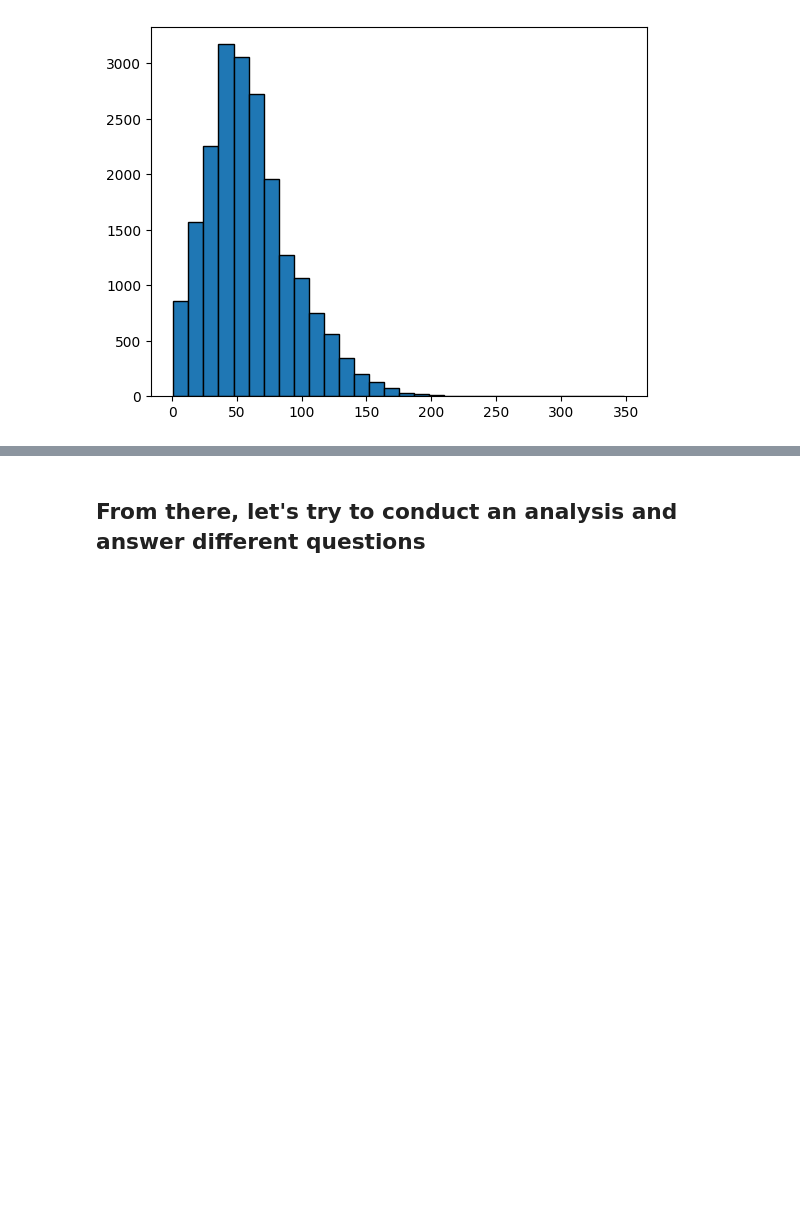
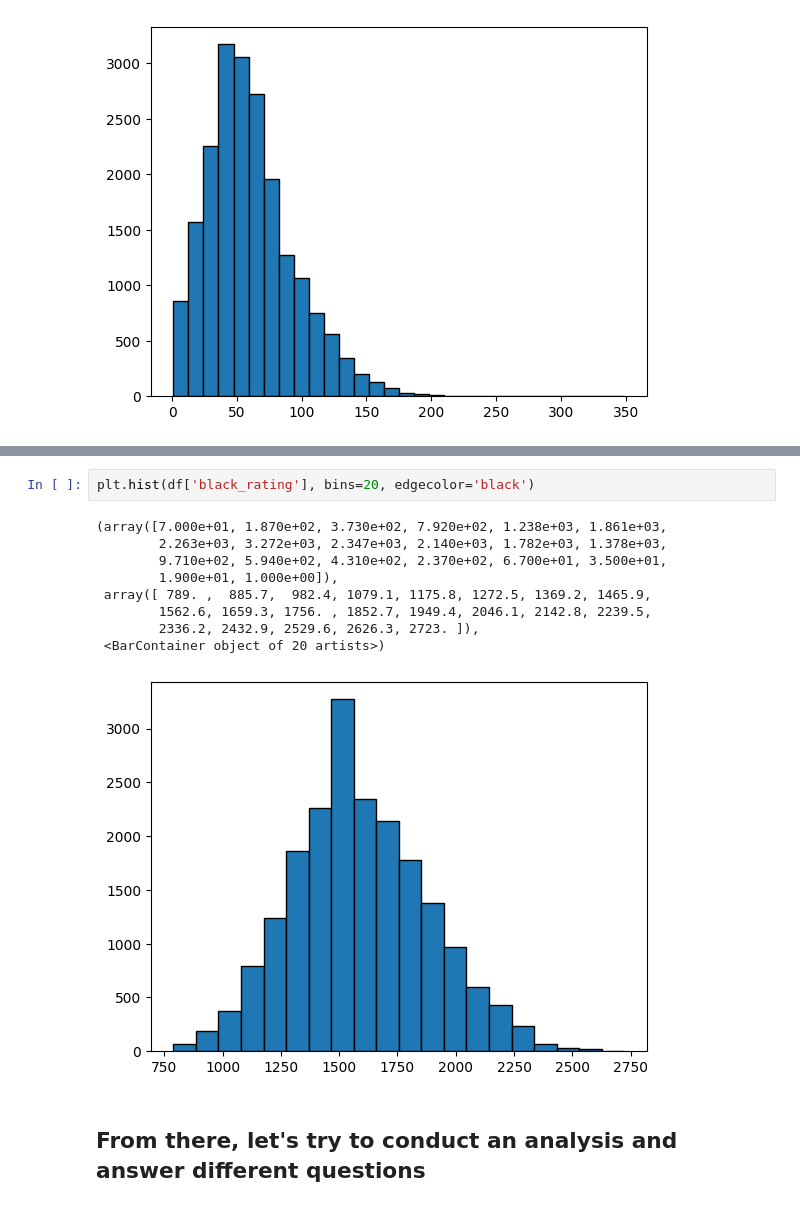
Before and after one commit to misha8347/Data-Gathering, a Jupyter notebook: Lab1/assignment1.ipynb, the cells around one changed output, grey strips where cells are left out. Cells and saved outputs as stored; diff of their text form; blank space fills up the shorter version.

```diff
--- a/Lab1/assignment1.ipynb
+++ b/Lab1/assignment1.ipynb
@@ -155,3 +168,15 @@ plt.hist(df['turns'], bins=30, edgecolor='black')
+# %%
+plt.hist(df['black_rating'], bins=20, edgecolor='black')
+# %% [output]
+(array([7.000e+01, 1.870e+02, 3.730e+02, 7.920e+02, 1.238e+03, 1.861e+03,
+        2.263e+03, 3.272e+03, 2.347e+03, 2.140e+03, 1.782e+03, 1.378e+03,
+        9.710e+02, 5.940e+02, 4.310e+02, 2.370e+02, 6.700e+01, 3.500e+01,
+        1.900e+01, 1.000e+00]),
+ array([ 789. ,  885.7,  982.4, 1079.1, 1175.8, 1272.5, 1369.2, 1465.9,
+        1562.6, 1659.3, 1756. , 1852.7, 1949.4, 2046.1, 2142.8, 2239.5,
+        2336.2, 2432.9, 2529.6, 2626.3, 2723. ]),
+ <BarContainer object of 20 artists>)
+[figure, added]
 # %% [markdown]
 ## From there, let's try to conduct an analysis and answer different questions
 # %% [markdown]
```
Also changed, not shown: parts of 12 cells of this notebook.
